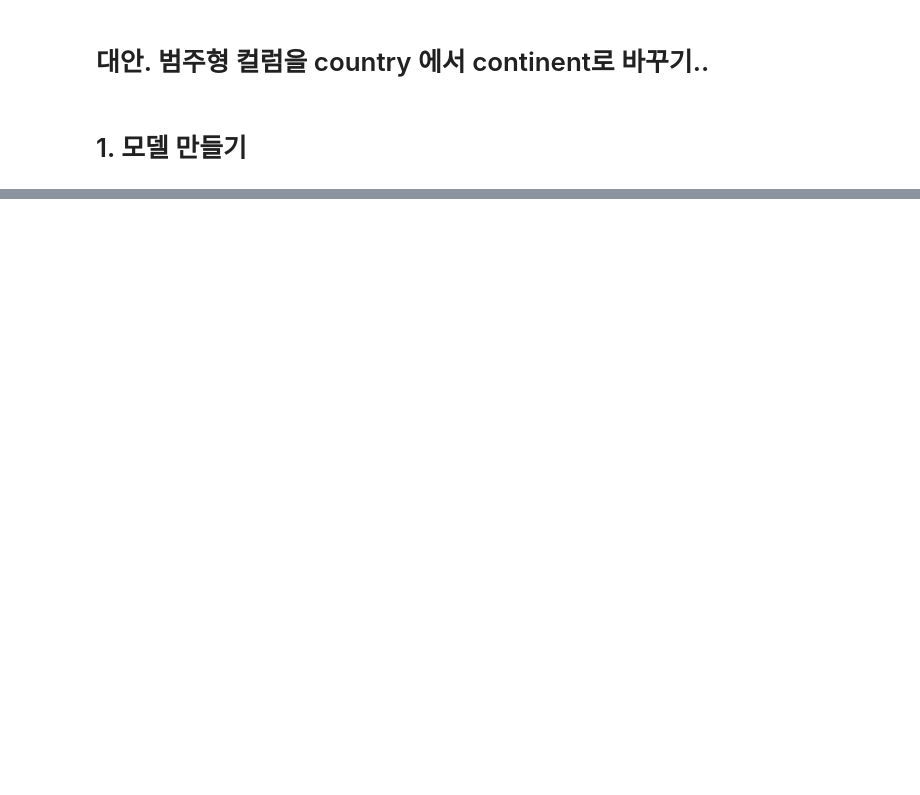
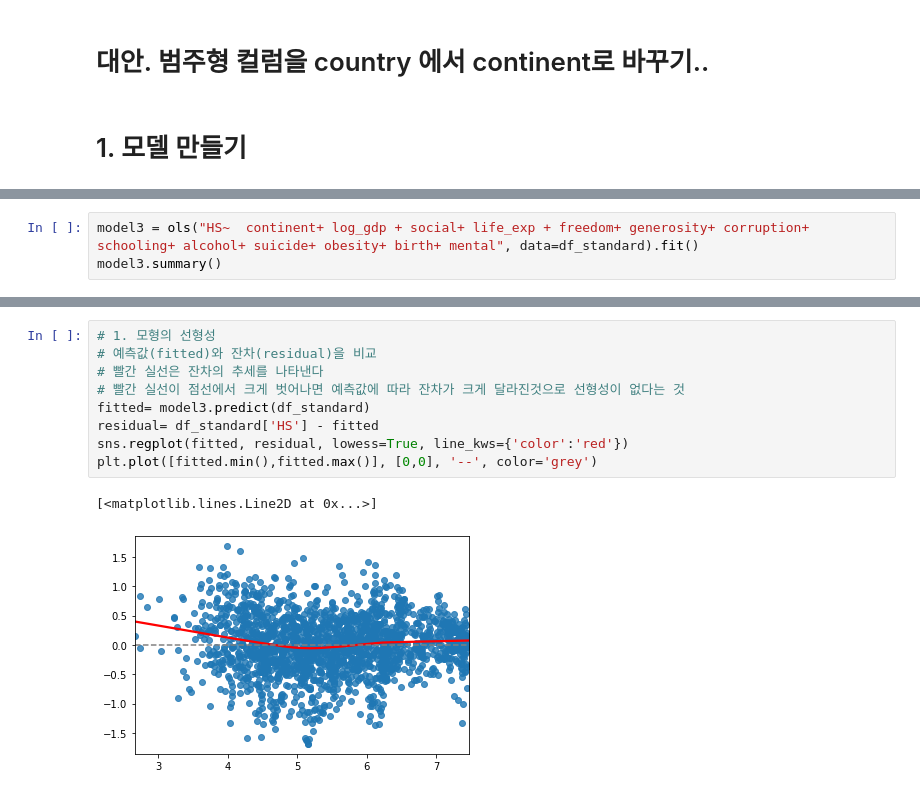
Before and after one commit to chaxx176/World-Happiness-Report-2021, a Jupyter notebook: CHA/0815 VIF에 범주형 컬럼 추가하기.ipynb, the cells around one changed output, grey strips where cells are left out. Drawn from its saved outputs; the diff is of its cells as text; blank space fills up the shorter version.

```diff
--- a/CHA/0815 VIF에 범주형 컬럼 추가하기.ipynb
+++ b/CHA/0815 VIF에 범주형 컬럼 추가하기.ipynb
@@ -408,0 +395,3 @@ strong multicollinearity or other numerical problems.
+# %%
+model3 = ols("HS~  continent+ log_gdp + social+ life_exp + freedom+ generosity+ corruption+ schooling+ alcohol+ suicide+ obesity+ birth+ mental", data=df_standard).fit()
+model3.summary()
@@ -431,3 +453,15 @@ vif
 | 15 | 2.589072 | obesity |
 | 16 | 5.822183 | birth |
 | 17 | 6.011576 | mental |
+# %%
+# 1. 모형의 선형성
+# 예측값(fitted)와 잔차(residual)을 비교
+# 빨간 실선은 잔차의 추세를 나타낸다
+# 빨간 실선이 점선에서 크게 벗어나면 예측값에 따라 잔차가 크게 달라진것으로 선형성이 없다는 것
+fitted= model3.predict(df_standard)
+residual= df_standard['HS'] - fitted
+sns.regplot(fitted, residual, lowess=True, line_kws={'color':'red'})
+plt.plot([fitted.min(),fitted.max()], [0,0], '--', color='grey')
+# %% [output]
+[<matplotlib.lines.Line2D at 0x...>]
+[figure, added]
```
Also changed, not shown: parts of 24 cells of this notebook.
